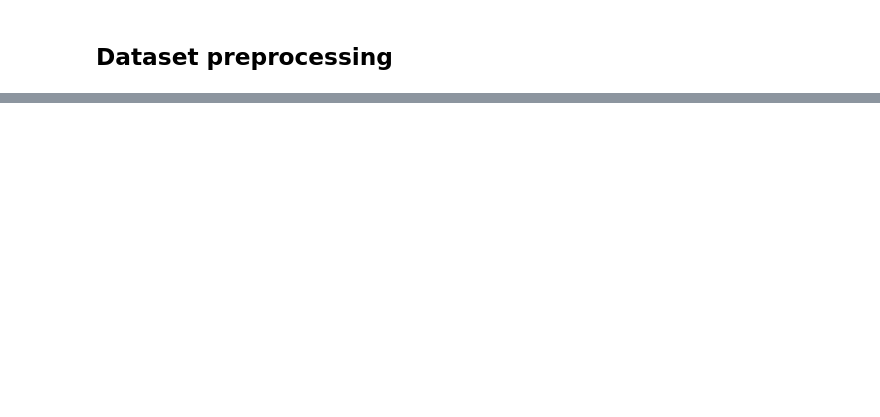
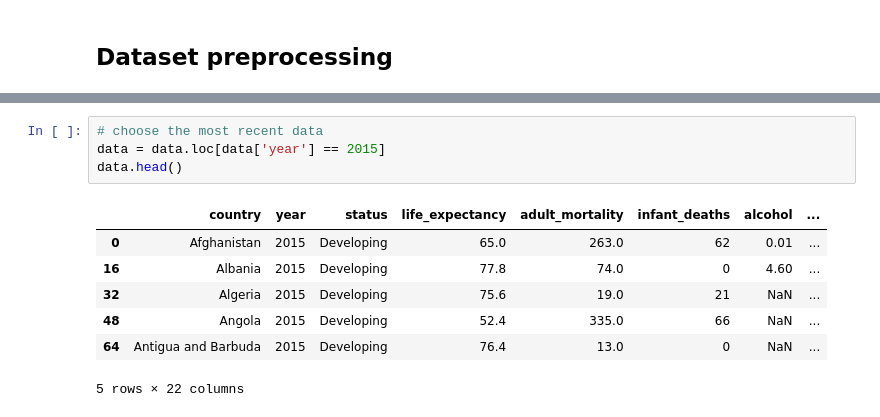
Before and after one commit to shaheerszm/life-expectancy-machine-learning, a Jupyter notebook: life_expectancy.ipynb, the cells around one changed output, grey strips where cells are left out. Cells and saved outputs as stored; diff of their text form; blank space fills up the shorter version.

```diff
--- a/life_expectancy.ipynb
+++ b/life_expectancy.ipynb
@@ -81,0 +102,12 @@ dtype: int64
+# %%
+# choose the most recent data
+data = data.loc[data['year'] == 2015]
+data.head()
+# %% [output]
+|  | country | year | status | life_expectancy | adult_mortality | infant_deaths | alcohol | ... |
+| 0 | Afghanistan | 2015 | Developing | 65.0 | 263.0 | 62 | 0.01 | ... |
+| 16 | Albania | 2015 | Developing | 77.8 | 74.0 | 0 | 4.60 | ... |
+| 32 | Algeria | 2015 | Developing | 75.6 | 19.0 | 21 | NaN | ... |
+| 48 | Angola | 2015 | Developing | 52.4 | 335.0 | 66 | NaN | ... |
+| 64 | Antigua and Barbuda | 2015 | Developing | 76.4 | 13.0 | 0 | NaN | ... |
+5 rows × 22 columns
```
Also changed, not shown: parts of 17 cells of this notebook.
